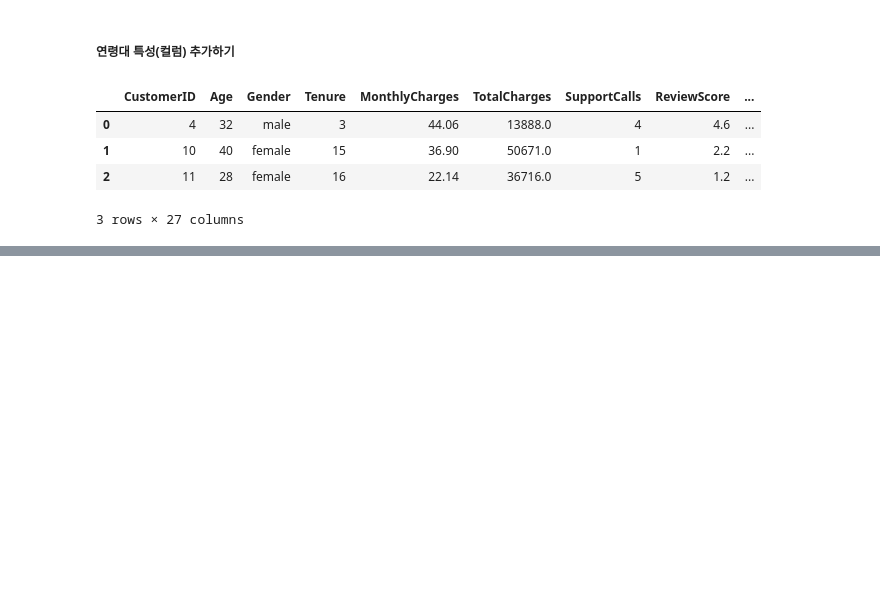
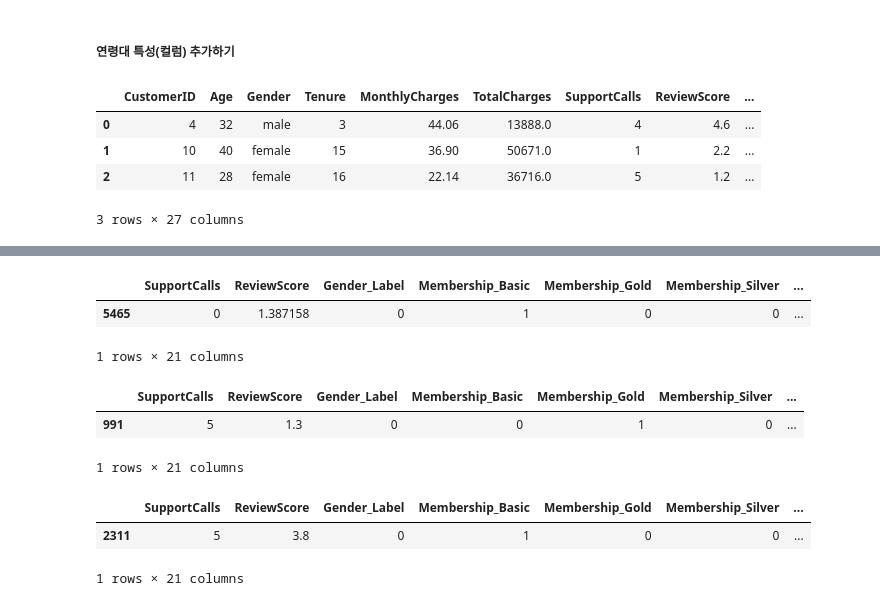
Before and after one commit to Trymind0419/01_Machine_Learning, a Jupyter notebook: 4day_Feature_Engineering/4day_Feature_Engineering.ipynb, the cells around one changed output, grey strips where cells are left out. Drawn from its saved outputs; the diff is of its cells as text; code cells hidden in the pictures; blank space fills up the shorter version.

```diff
--- a/4day_Feature_Engineering/4day_Feature_Engineering.ipynb
+++ b/4day_Feature_Engineering/4day_Feature_Engineering.ipynb
@@ -644,0 +892,13 @@ df_encoded.head(3)
+# %%
+### 1차 분할: 전체 데이터를 훈련 데이터(60%)와 임시(검증+테스트) 데이터(40%)로 분리함
+#  - test_size=0.4 : 임시 데이터(검증+테스트)비율을 지정
+#  - stratify=y_balanced : 분리 비율에 맞게 종속변수(클래스) 비율도 일정하게 분리 유지 / 만약 6 비율에 같은 값이 쏠릴 수 있으니 방지
+#  - random_state=42 : 데이터 행의 순서를 랜덤한 규칙으로 섞기(규칙성을 없애기 for 타당성)
+
+### 반환되는 값 순서 : 훈련독립, 테스트독립, 훈련종속, 테스트종속
+# - train(60% 데이터) : temp(40% 데이터)
+X_train, X_temp, y_train, y_temp = train_test_split(X_balanced, y_balanced, test_size=0.4, stratify=y_balanced, random_state=42) # 앞쪽 비율이 train, 뒤쪽 비율이 test
+
+### 받아온 차원 확인
+print(X_train.shape, y_train.shape)
+print(X_temp.shape, y_temp.shape)
@@ -644,0 +912,11 @@ df_encoded.head(3)
+# %%
+### 2차 분할: temp 데이터를 5:5로 분할
+
+### 반환되는 값 순서 : 검증독립, 테스트독립, 검증종속, 테스트종속
+# - val(50% 데이터) : test(50% 데이터)
+X_val, X_test, y_val, y_test = train_test_split(X_temp, y_temp, test_size=0.5, stratify=y_temp, random_state=42) # 앞쪽 비율이 train, 뒤쪽 비율이 test
+
+### 받아온 차원 확인
+print(X_train.shape, y_train.shape)
+print(X_val.shape, y_val.shape)
+print(X_test.shape, y_test.shape)
@@ -644,0 +938,21 @@ df_encoded.head(3)
+# %%
+### 행단위 또는 열단위 데이터 합치는 함수(판다스에서 제공함)
+# - 첫번째값 : 리스트 타입으로 합칠 데이터프레임(또는 시리즈)을 순서대로 추가
+# - 두번째값 : axis=0(행, 아래로 추가, 디폴트값으로 생략가능), axis=1(열, 옆으로 추가)
+df_train = pd.concat([X_train, y_train], axis=1)
+df_val = pd.concat([X_val, y_val], axis=1)
+df_test = pd.concat([X_test, y_test], axis=1)
+
+display(df_train.head(1))
+display(df_val.head(1))
+display(df_test.head(1))
+# %% [output]
+|  | SupportCalls | ReviewScore | Gender_Label | Membership_Basic | Membership_Gold | Membership_Silver | ... |
+| 5465 | 0 | 1.387158 | 0 | 1 | 0 | 0 | ... |
+1 rows × 21 columns
+|  | SupportCalls | ReviewScore | Gender_Label | Membership_Basic | Membership_Gold | Membership_Silver | ... |
+| 991 | 5 | 1.3 | 0 | 0 | 1 | 0 | ... |
+1 rows × 21 columns
+|  | SupportCalls | ReviewScore | Gender_Label | Membership_Basic | Membership_Gold | Membership_Silver | ... |
+| 2311 | 5 | 3.8 | 0 | 1 | 0 | 0 | ... |
+1 rows × 21 columns
```
Also changed, not shown: parts of 26 cells of this notebook, 2 other files.
